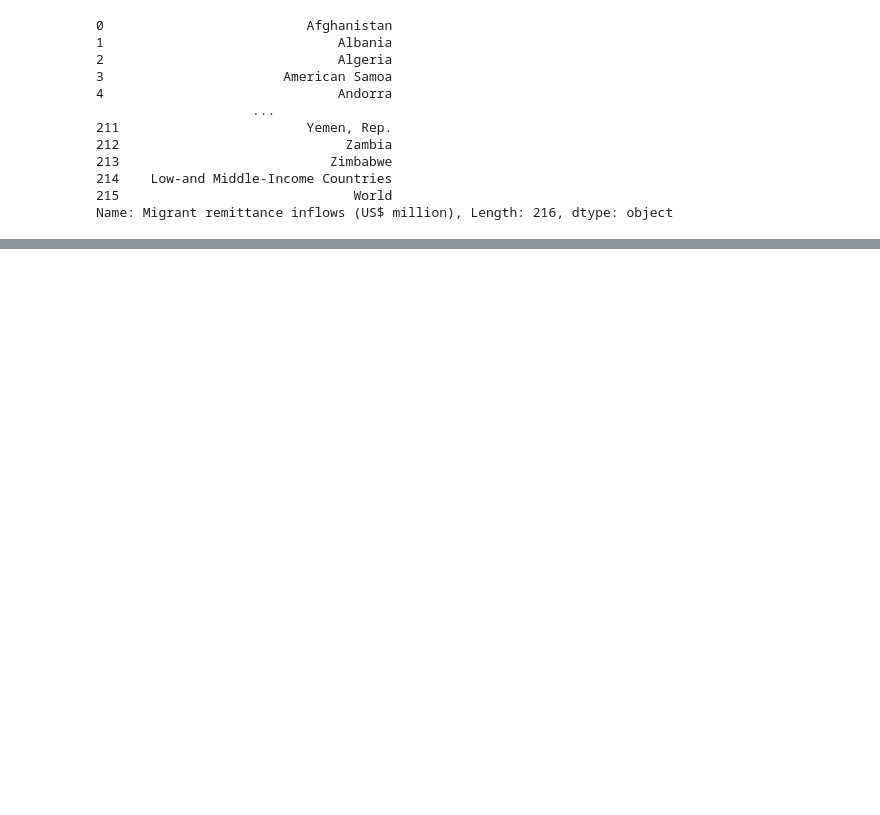
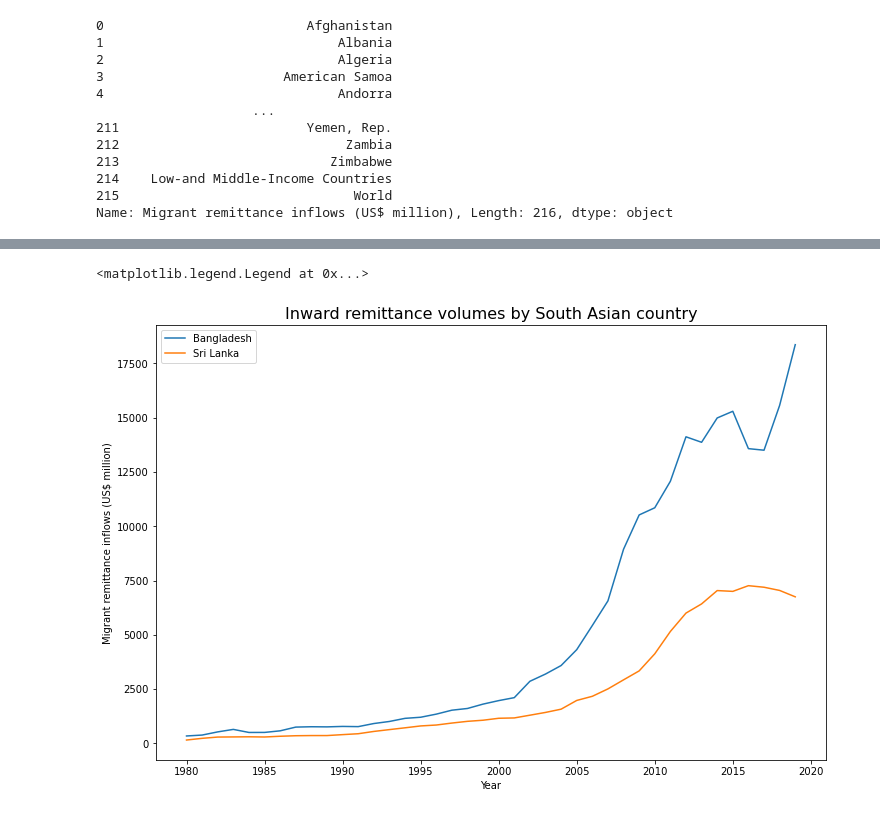
Before and after one commit to bndxn/bndxn.github.io, a Jupyter notebook: _notebooks/Remittances.ipynb, the cells around one changed output, grey strips where cells are left out. Cells and saved outputs as stored; diff of their text form; code cells hidden in the pictures; blank space fills up the shorter version.

```diff
--- a/_notebooks/Remittances.ipynb
+++ b/_notebooks/Remittances.ipynb
@@ -175,0 +164,11 @@ dff.iloc[30,1:].astype(float).plot()
+# %%
+fig = plt.figure(figsize=(12,8))
+ax2 = plt.axes()
+ax2.plot(df_sa)
+plt.title("Inward remittance volumes by South Asian country",size=16)
+plt.xlabel("Year")
+plt.ylabel("Migrant remittance inflows (US$ million)")
+ax2.legend(df_sa)
+# %% [output]
+<matplotlib.legend.Legend at 0x...>
+[figure, added]
```
Also changed, not shown: parts of 64 cells of this notebook, 3 other files.
